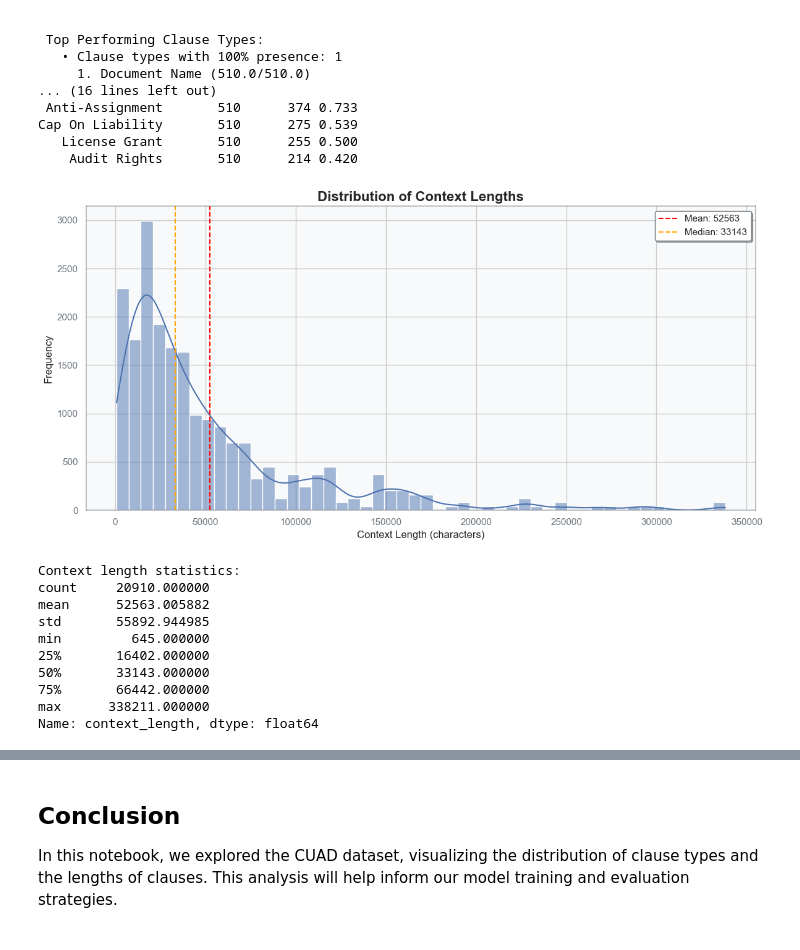
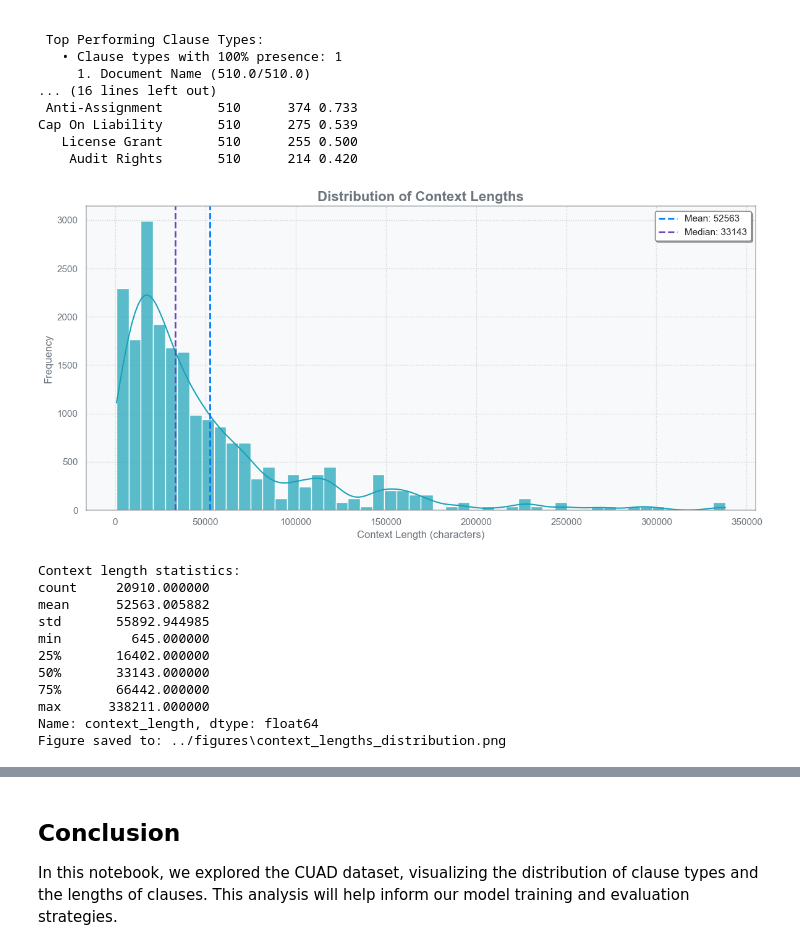
Before and after one commit to prgabriel/w266-project-legal-nlp-xai, a Jupyter notebook: notebooks/data_exploration.ipynb, the cells around one changed output, grey strips where cells are left out. Drawn from its saved outputs; the diff is of its cells as text; code cells hidden in the pictures.

```diff
--- a/notebooks/data_exploration.ipynb
+++ b/notebooks/data_exploration.ipynb
@@ -398,33 +425,39 @@ Cap On Liability       510      275 0.539
 # %%
 # Analyze context lengths
 plt.figure(figsize=(12, 6))
-sns.histplot(df['context_length'], bins=50, kde=True)
-plt.title('Distribution of Context Lengths', fontsize=16, fontweight='bold')
-plt.xlabel('Context Length (characters)', fontsize=12)
-plt.ylabel('Frequency', fontsize=12)
-plt.axvline(df['context_length'].mean(), color='red', linestyle='--',
-            label=f'Mean: {df["context_length"].mean():.0f}')
-plt.axvline(df['context_length'].median(), color='orange', linestyle='--',
-            label=f'Median: {df["context_length"].median():.0f}')
+sns.histplot(df['context_length'], bins=50, kde=True, color=cool_teal, alpha=0.7)
+plt.title('Distribution of Context Lengths', fontsize=16, fontweight='bold', color=cool_slate)
+plt.xlabel('Context Length (characters)', fontsize=12, color=cool_slate)
+plt.ylabel('Frequency', fontsize=12, color=cool_slate)
+plt.axvline(df['context_length'].mean(), color=cool_blue, linestyle='--',
+			label=f'Mean: {df["context_length"].mean():.0f}', linewidth=2)
+plt.axvline(df['context_length'].median(), color=cool_purple, linestyle='--',
+			label=f'Median: {df["context_length"].median():.0f}', linewidth=2)
 
 # Style the legend and grid
 plt.legend(frameon=True, fancybox=True, shadow=True,
 		   facecolor='white', edgecolor=cool_slate)
+plt.grid(True, alpha=0.3, color=cool_slate, linestyle=':')
+
 # Set background and spine colors
 plt.gca().set_facecolor('#f8f9fa')  # Light cool background
 for spine in plt.gca().spines.values():
 	spine.set_color(cool_slate)
 	spine.set_alpha(0.5)
 
 # Color the tick labels
 plt.gca().tick_params(colors=cool_slate)
 plt.tight_layout()
+
+# Save the figure
+plt.savefig(os.path.join(figure_dir, 'context_lengths_distribution.png'), dpi=300, bbox_inches='tight')
 plt.show()
 
 print(f"Context length statistics:")
 print(df['context_length'].describe())
+print(f"Figure saved to: {os.path.join(figure_dir, 'context_lengths_distribution.png')}")
 # %% [output]
-[figure, old version]
+[figure, new version]
 Context length statistics:
 count     20910.000000
 mean      52563.005882
@@ -435,6 +468,7 @@ min         645.000000
 75%       66442.000000
 max      338211.000000
 Name: context_length, dtype: float64
+Figure saved to: ../figures\context_lengths_distribution.png
 # %%
 # Analyze document-level statistics
 doc_stats = df.groupby('document_title').agg({
```
Also changed, not shown: parts of 6 cells of this notebook.
